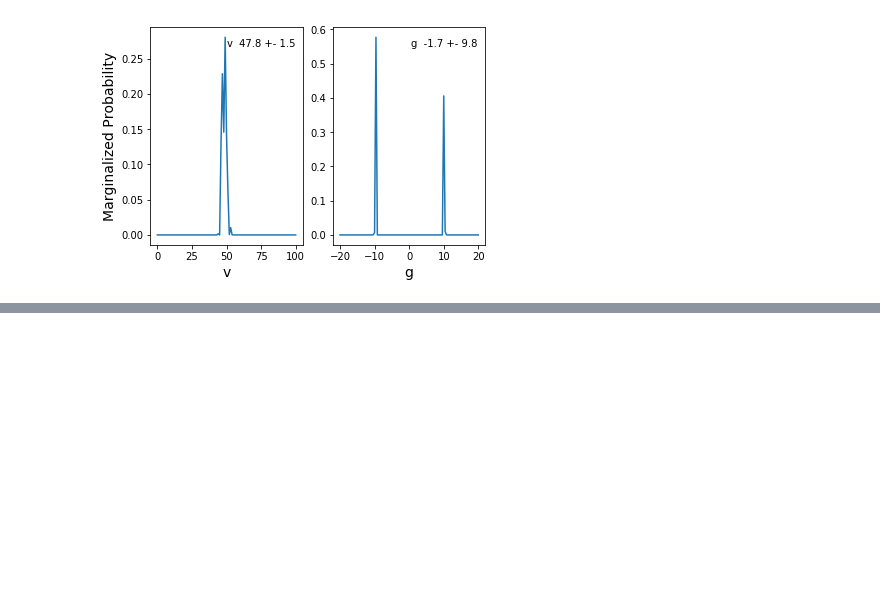
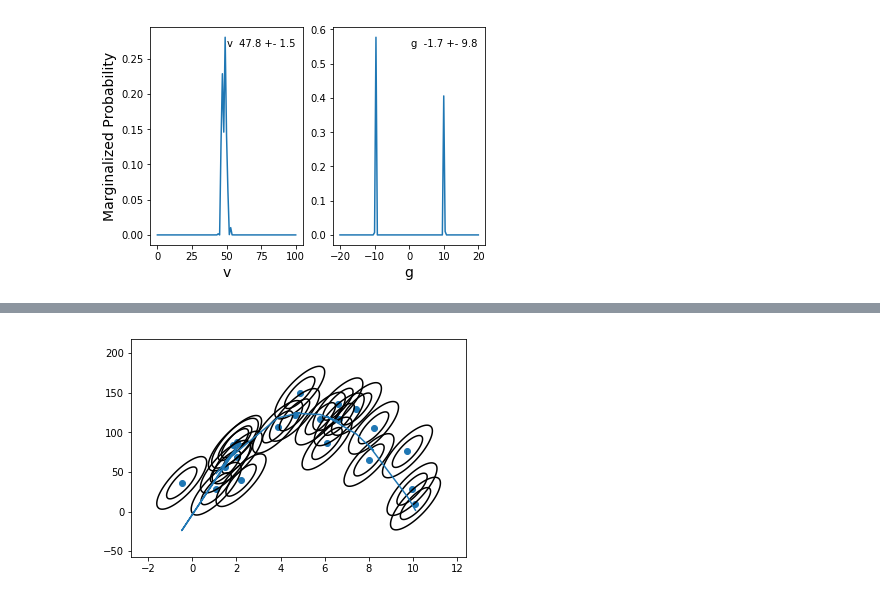
Before and after one commit to jpierel14/USC_PythonCourse_2019, a Jupyter notebook: Day_4/day_4_refactored.ipynb, the cells around one changed output, grey strips where cells are left out. Saved outputs shown, nothing was run; the diff lists cells and outputs as text; code cells hidden in the pictures; blank space fills up the shorter version.

```diff
--- a/Day_4/day_4_refactored.ipynb
+++ b/Day_4/day_4_refactored.ipynb
@@ -40,15 +40,16 @@ perfect_data=my_model(v,g,times)
 #Set the height uncertainty --> This is the entire error function from the experimentalist
 #   (we have uncertainty in the same units as the height --> meters)
 measurement_uncertainty = 10
-errors=np.ones(len(times))*measurement_uncertainty
+errors=[measurement_uncertainty]*len(times)
 
 
 #Define the measurment error function which is something the experimentalist would give us.
-covariance_matrix=np.array(
+covariance_matrix = np.array(
     [
         [.58,   13.35],
         [13.35, 501.77]
     ])
+covariance_matrix_list = [covariance_matrix]*len(times)
 # %%
 #(SECRET)
 #Generate 1D uncertainty dataset
@@ -401,0 +475,30 @@ plot_marginal_pdfs(varied_param_names,res_bad.weights,res_bad.samples,bad_parame
+# %%
+plt.scatter(my_data_2D['time'],my_data_2D['height'])
+for i in range(len(my_data_2D['time'])):
+    mu = np.array([my_data_2D['time'][i],my_data_2D['height'][i]])
+    cov = covariance_matrix
+    Function = generate_experiment_error_function(mu, cov)
+    xmin=-3*np.sqrt(covariance_matrix[0][0])+times_2d[i]
+    xmax=3*np.sqrt(covariance_matrix[0][0])+times_2d[i]
+    ymin=-3*np.sqrt(covariance_matrix[1][1])+heights_2d[i]
+    ymax=3*np.sqrt(covariance_matrix[1][1])+heights_2d[i]
+    X, Y = numpy.mgrid[xmin:xmax:100j, ymin:ymax:100j] #1000 x 1000 -> 1 million points
+    PointsToPlugIn = numpy.vstack([X.ravel(), Y.ravel()])
+    PointsToPlugInDataset = PointsToPlugIn.T
+    PlugInPointsCount = len(PointsToPlugInDataset)
+    FunctionResultValuesForGrid = numpy.zeros((PlugInPointsCount))
+    k = 0
+    while (k < PlugInPointsCount):
+        PointToPlugIn = PointsToPlugInDataset[k]
+        FunctionValueForPointToPlugIn = Function(PointToPlugIn)
+        FunctionResultValuesForGrid[k] = FunctionValueForPointToPlugIn
+        k = k + 1
+    Z = numpy.reshape(FunctionResultValuesForGrid, X.shape)
+    CS = plt.contour(X, Y, Z, 2,
+                             colors='k', # negative contours will be dashed by default
+                             )
+plt.plot(my_data_2D['time'],my_model(correct_2d_vparameters[0],correct_2d_vparameters[1],
+                                  my_data_2D['time']))
+plt.show()
+# %% [output]
+[figure, added]
```
Also changed, not shown: parts of 7 cells of this notebook.
